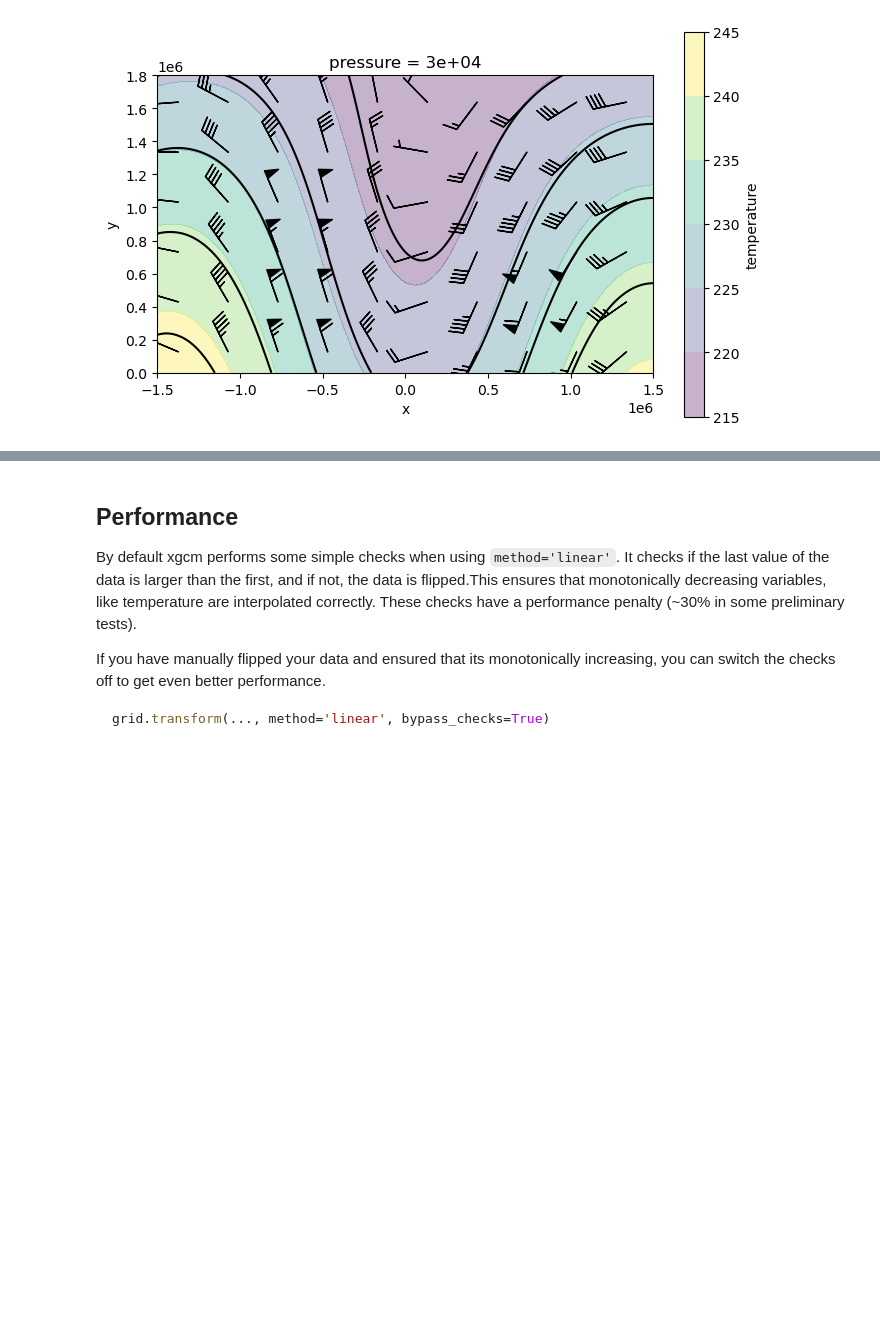
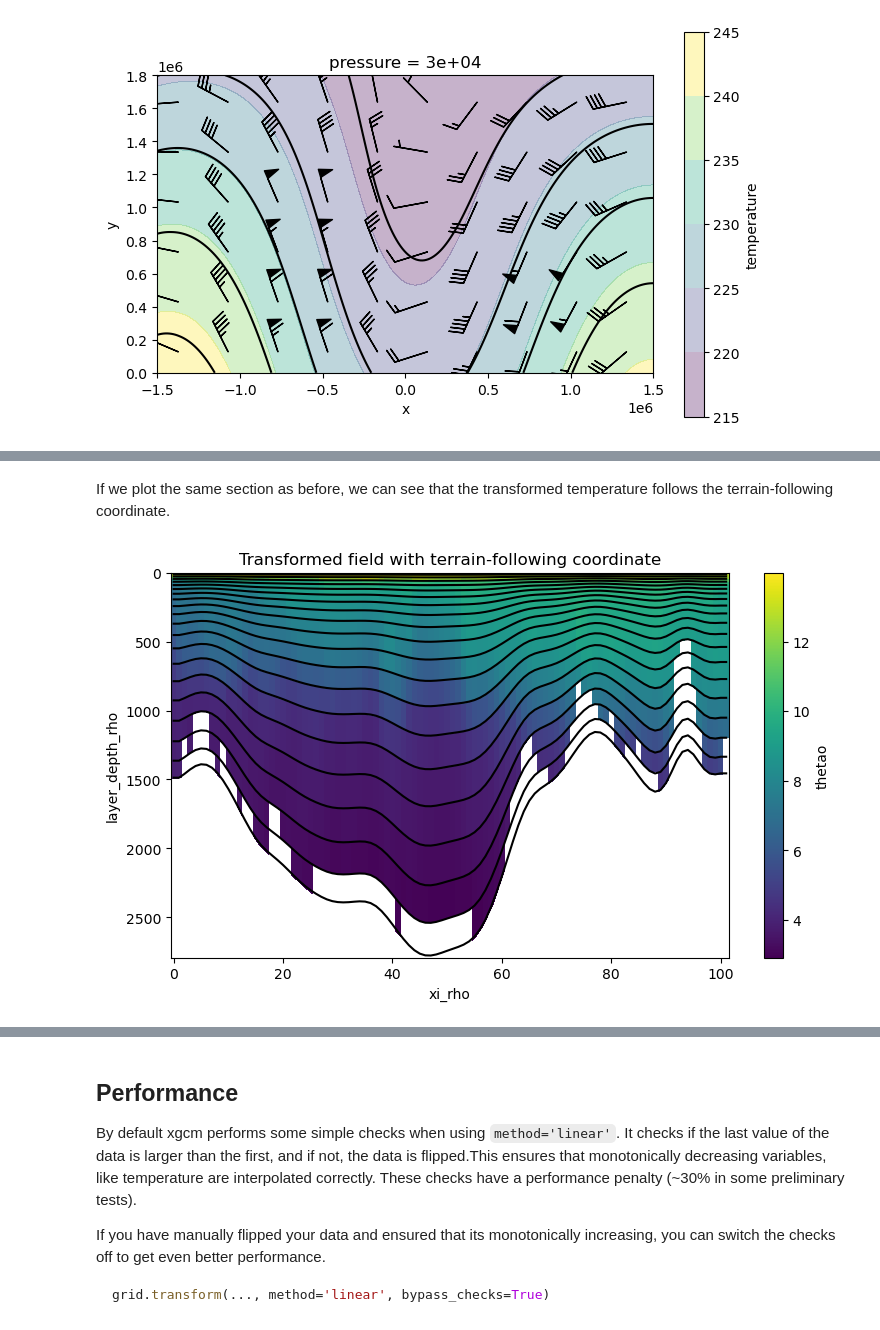
Before and after one commit to xgcm/xgcm, a Jupyter notebook: doc/transform.ipynb, the cells around one changed output, grey strips where cells are left out. Drawn from its saved outputs; the diff is of its cells as text; code cells hidden in the pictures; blank space fills up the shorter version.

```diff
--- a/doc/transform.ipynb
+++ b/doc/transform.ipynb
@@ -1048,0 +1137,8 @@ plt.show();
+# %%
+thetao_transformed = grid.transform(
+    da=ds.thetao,  # the DataArray we want to transform
+    axis='Z',  # the axis
+    target=ds.layer_depth_rho,  # the new coordinate onto which we transform
+    target_data=ds.depth,  # the original coordinate
+    target_dim="s_rho"  # needs to be specified because target has more than one dimension
+)
@@ -1048,0 +1167,23 @@ plt.show();
+# %% [markdown]
+If we plot the same section as before, we can see that the transformed temperature follows the terrain-following coordinate.
+# %%
+def section_plot_along_xi(field, eta=5, show_interfaces=False):
+
+    fig, ax = plt.subplots(1, 1, figsize=(9, 5))
+
+    xdim = "xi_rho"
+    depth_label = "layer_depth_rho"
+
+    kwargs = {"x": xdim, "y": depth_label, "yincrease": False}
+    field.isel(eta_rho=eta).plot(**kwargs, ax=ax)
+
+    if show_interfaces:
+        for i in range(len(ds.s_rho)):
+            ax.plot(
+                ds.interface_depth_rho.isel(eta_rho=eta)[xdim], ds.interface_depth_rho.isel({"eta_rho": eta, "s_w": i}), color="k"
+            )
+    ax.set_title("Transformed field with terrain-following coordinate")
+# %%
+section_plot_along_xi(thetao_transformed, show_interfaces=True)
+# %% [output]
+[figure, added]
```
Also changed, not shown: parts of 16 cells of this notebook.
